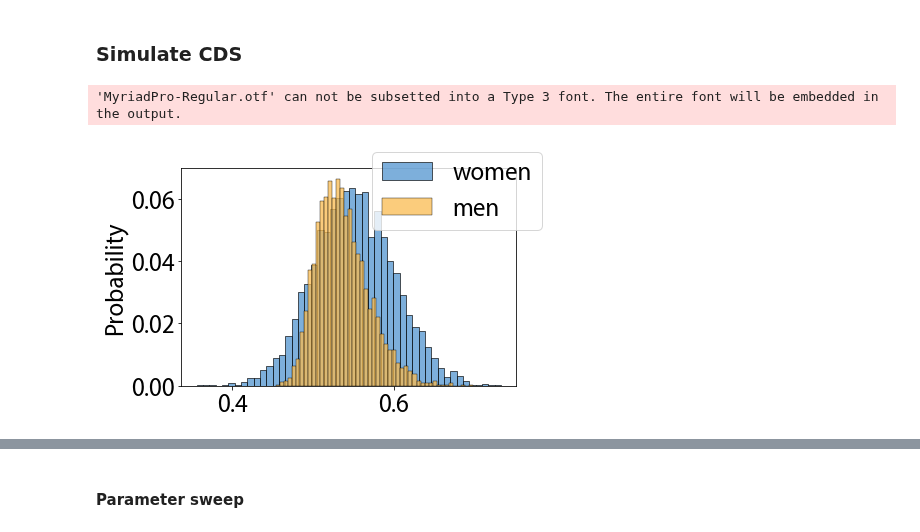
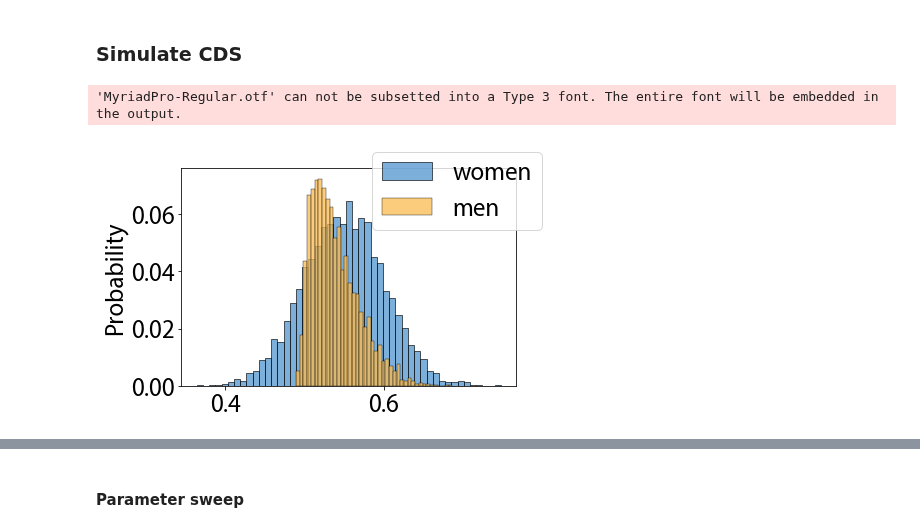
Before and after one commit to jastiso/modeling_citations, a Jupyter notebook: scripts/interventions.ipynb, the cells around one changed output, grey strips where cells are left out. Drawn from its saved outputs; the diff is of its cells as text; code cells hidden in the pictures.

```diff
--- a/scripts/interventions.ipynb
+++ b/scripts/interventions.ipynb
@@ -1448,12 +1450,12 @@ forget_m = (7.1,.02)
 # %%
 f,ax = plt.subplots(1,1,figsize=(6,4))
 sns.histplot(np.random.normal(loc=walk_w[0],scale=walk_w[1],size=5000), color=colors[2], stat='probability')
-sns.histplot(skewnorm.rvs(3, loc=walk_m[0],scale=walk_m[1],size=5000), color=colors[3], stat='probability')
+sns.histplot(skewnorm.rvs(10, loc=walk_m[0],scale=walk_m[1],size=5000), color=colors[3], stat='probability')
 f.legend(labels=['women','men'])
 plt.savefig('../data/img/beta_cds.pdf')
 # %% [output]
 'MyriadPro-Regular.otf' can not be subsetted into a Type 3 font. The entire font will be embedded in the output.
-[figure, old version]
+[figure, new version]
 # %%
 f,ax = plt.subplots(1,1,figsize=(6,4))
 sns.histplot(np.random.normal(loc=meet_w[0],scale=meet_w[1],size=5000), color=colors[2], stat='probability')
```
Also changed, not shown: parts of 10 cells of this notebook, 1 other file.
